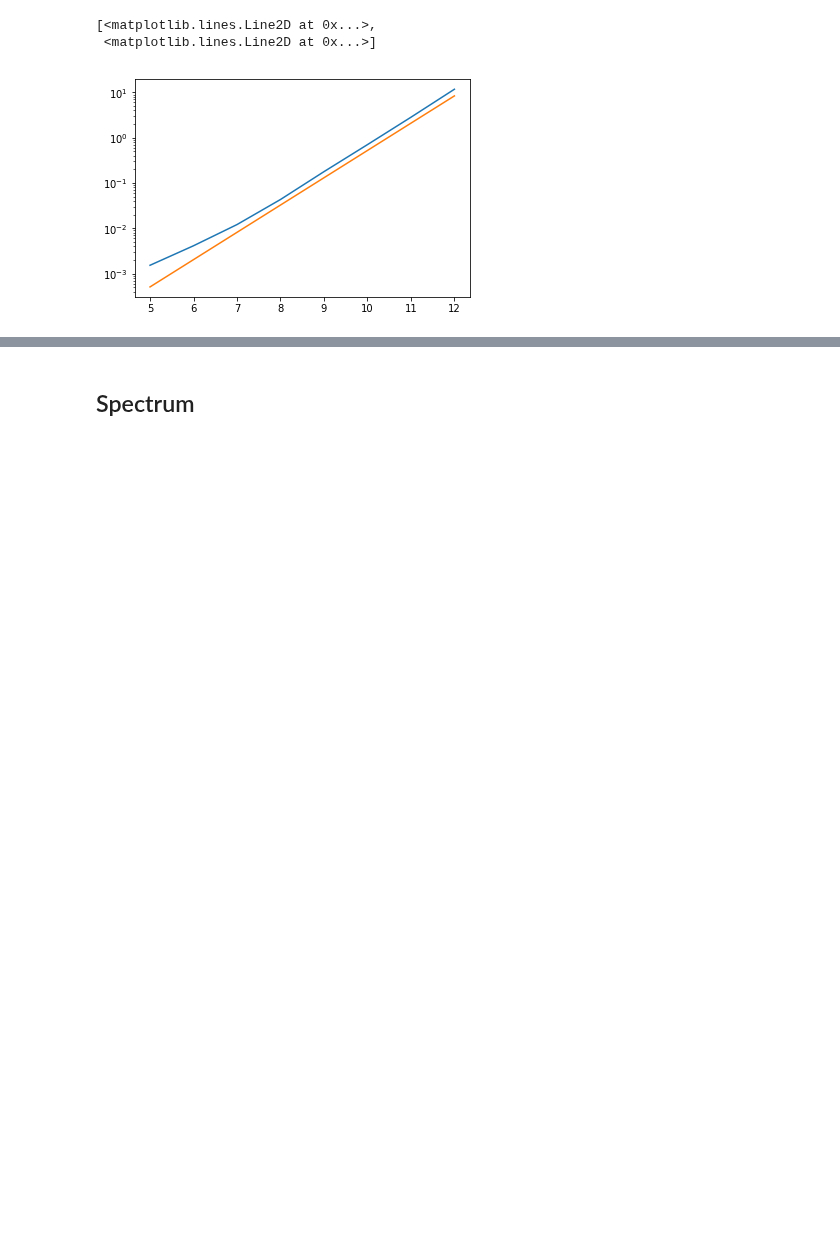
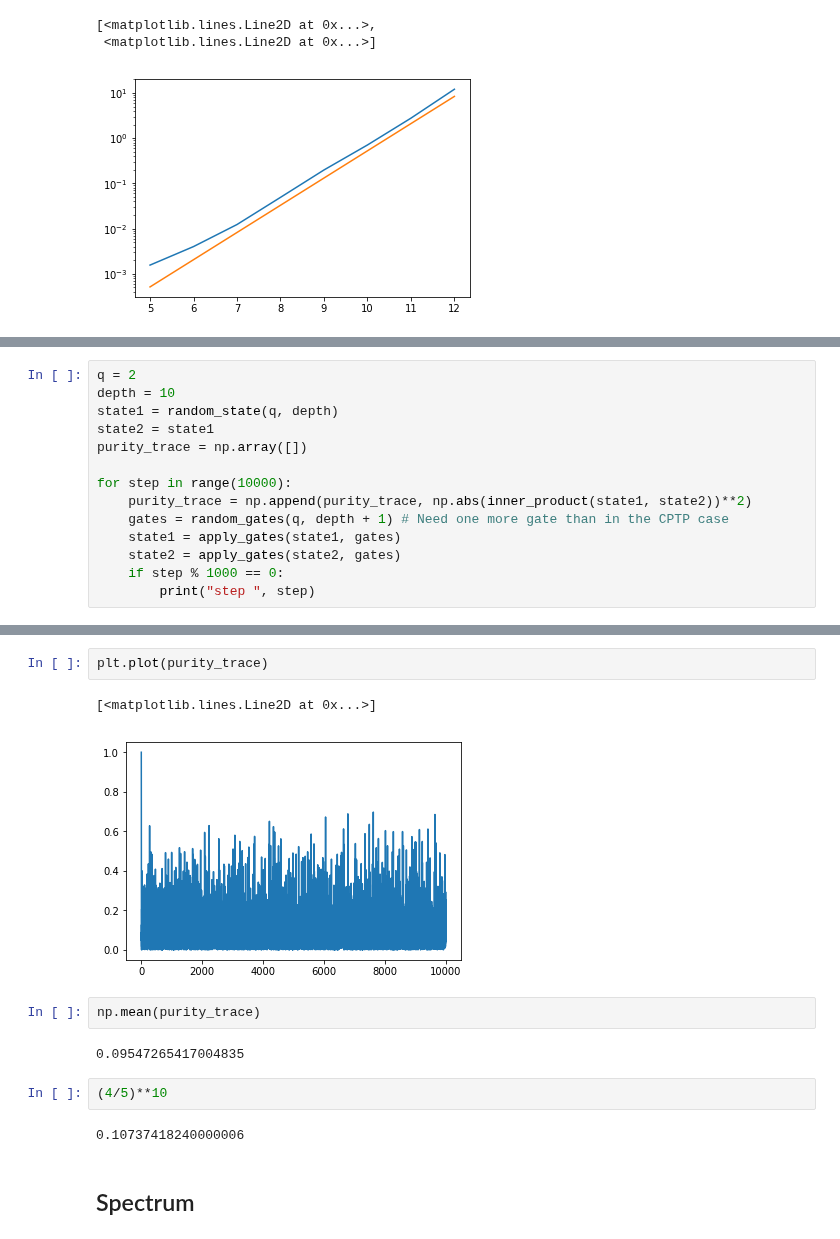
Before and after one commit to AustenLamacraft/ruc, a Jupyter notebook: notebooks/RUC-channel.ipynb, the cells around one changed output, grey strips where cells are left out. Drawn from its saved outputs; the diff is of its cells as text; blank space fills up the shorter version.

```diff
--- a/notebooks/RUC-channel.ipynb
+++ b/notebooks/RUC-channel.ipynb
@@ -88,0 +105,14 @@ plt.ylabel("Second Renyi Entropy");
+# %%
+q = 2
+depth = 10
+state1 = random_state(q, depth)
+state2 = state1
+purity_trace = np.array([])
+
+for step in range(10000):
+    purity_trace = np.append(purity_trace, np.abs(inner_product(state1, state2))**2)
+    gates = random_gates(q, depth + 1) # Need one more gate than in the CPTP case
+    state1 = apply_gates(state1, gates)
+    state2 = apply_gates(state2, gates)
+    if step % 1000 == 0:
+        print("step ", step)
@@ -89,2 +130,15 @@ plt.ylabel("Second Renyi Entropy");
+# %%
+plt.plot(purity_trace)
+# %% [output]
+[<matplotlib.lines.Line2D at 0x...>]
+[figure, added]
+# %%
+np.mean(purity_trace)
+# %% [output]
+0.09547265417004835
+# %%
+(4/5)**10
+# %% [output]
+0.10737418240000006
 # %% [markdown]
 ## Spectrum
```
Also changed, not shown: parts of 13 cells of this notebook, 2 other files.
